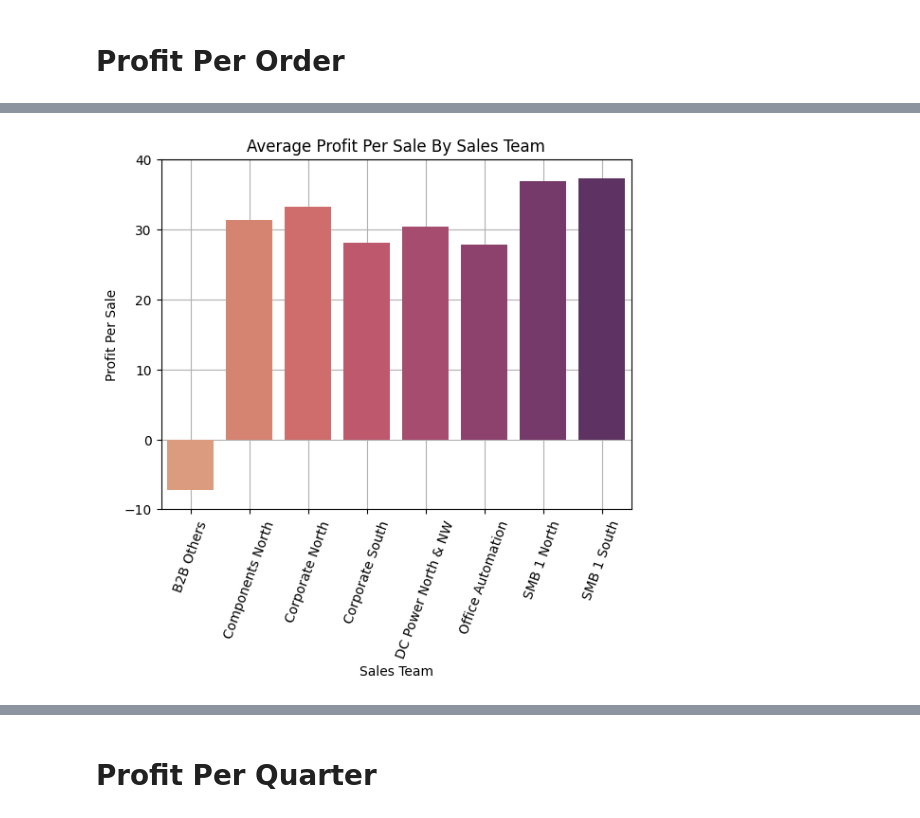
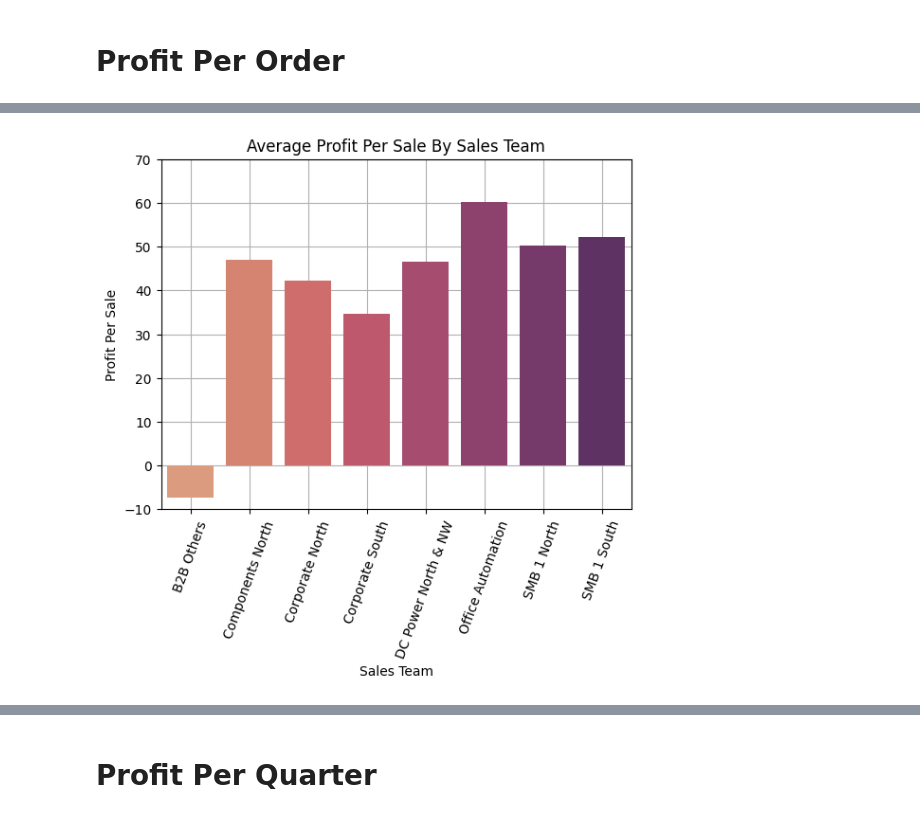
Before and after one commit to cholmes90s/data-analysis-and-clustering, a Jupyter notebook: src/analysis/sales_team_profit.ipynb, the cells around one changed output, grey strips where cells are left out. Saved outputs shown, nothing was run; the diff lists cells and outputs as text; code cells hidden in the pictures.

```diff
--- a/src/analysis/sales_team_profit.ipynb
+++ b/src/analysis/sales_team_profit.ipynb
@@ -166,13 +183,17 @@ figure.savefig('../../images/sales_team_profit/profit_per_item_sold.png', transp
 # %%
 profit_by_sales_team = grouped_by_sales_team['profit'].sum()
-sales_by_sales_team = grouped_by_sales_team['sales_order_number'].count()
-profit_per_item = profit_by_sales_team/sales_by_sales_team
+# Need to only consider orders with positive quantity as although negative quantity will cancel out positive quantity, all orders would be counted towards the total.
+# However returns are not an order but rather an undoing of an order, therefore the original order is effectively an order with no profit counted as 1. Could take it further and remove the order entire but that is quite hard to
+# handle as returns can cover multiple orders. Therefore profit by item sold is a better metric.
+only_sales_not_returns = clean_w_date_quarter.loc[clean_w_date_quarter['quantity']> 0, :]
+orders_per_sales_team = only_sales_not_returns.groupby('sales_team_name')['sales_order_number'].unique().apply(len)
+profit_per_item = profit_by_sales_team/orders_per_sales_team
 profit_per_item = profit_per_item.reset_index(drop=False)
 profit_per_item.columns = ['sales_team_name', 'profit_per_sale']
 barplot = plot_barplot(profit_per_item, x='sales_team_name', y='profit_per_sale', xlabel= 'Sales Team', ylabel='Profit Per Sale', title='Average Profit Per Sale By Sales Team')
-barplot.set(ylim=(-10, 40))
+barplot.set(ylim=(-10, 70))
 barplot
 figure = barplot.get_figure()
 figure.savefig('../../images/sales_team_profit/profit_per_order.png', transparent=True, bbox_inches='tight')
 # %% [output]
-[figure, old version]
+[figure, new version]
```
Also changed, not shown: parts of 4 cells of this notebook, 6 other files.
